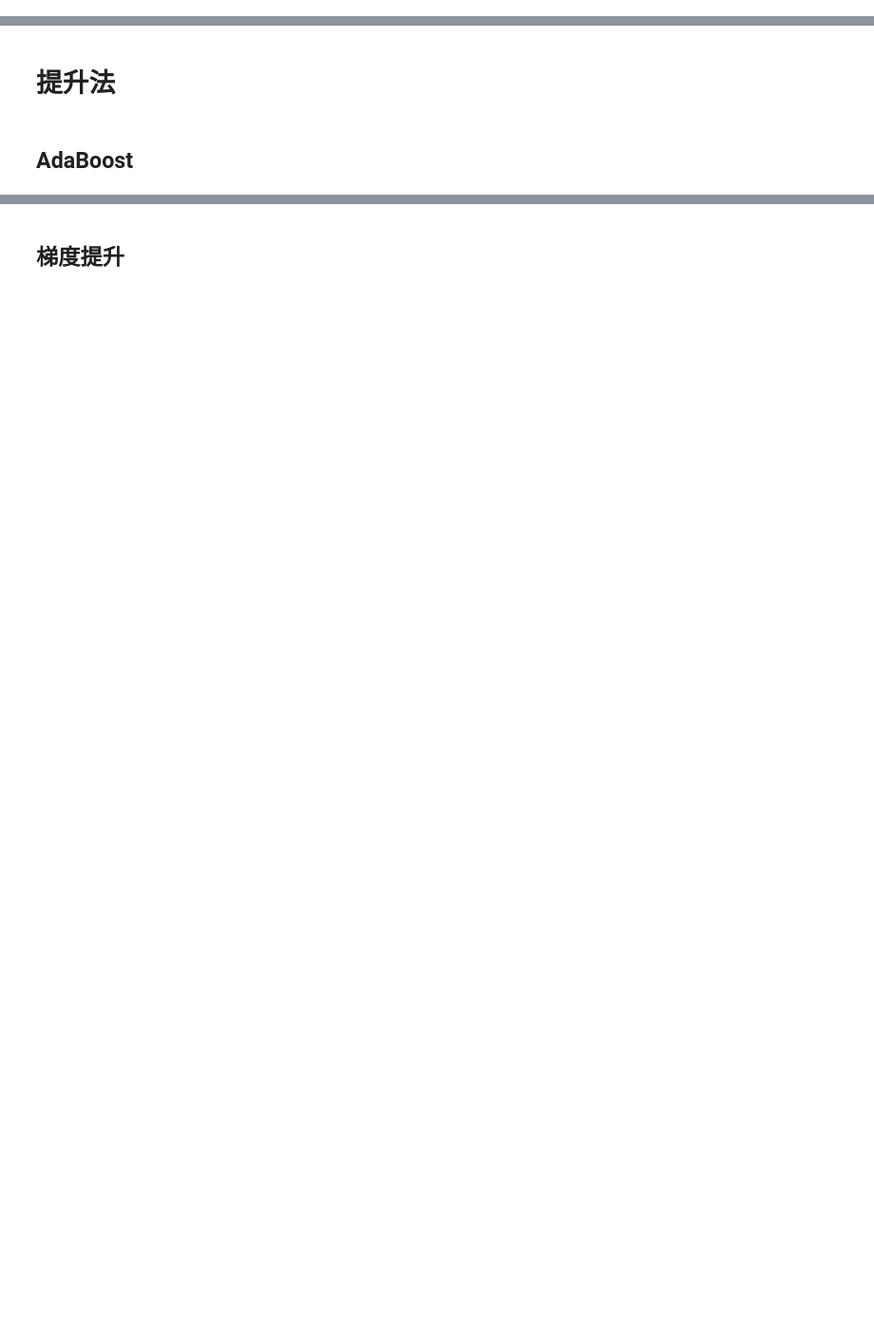
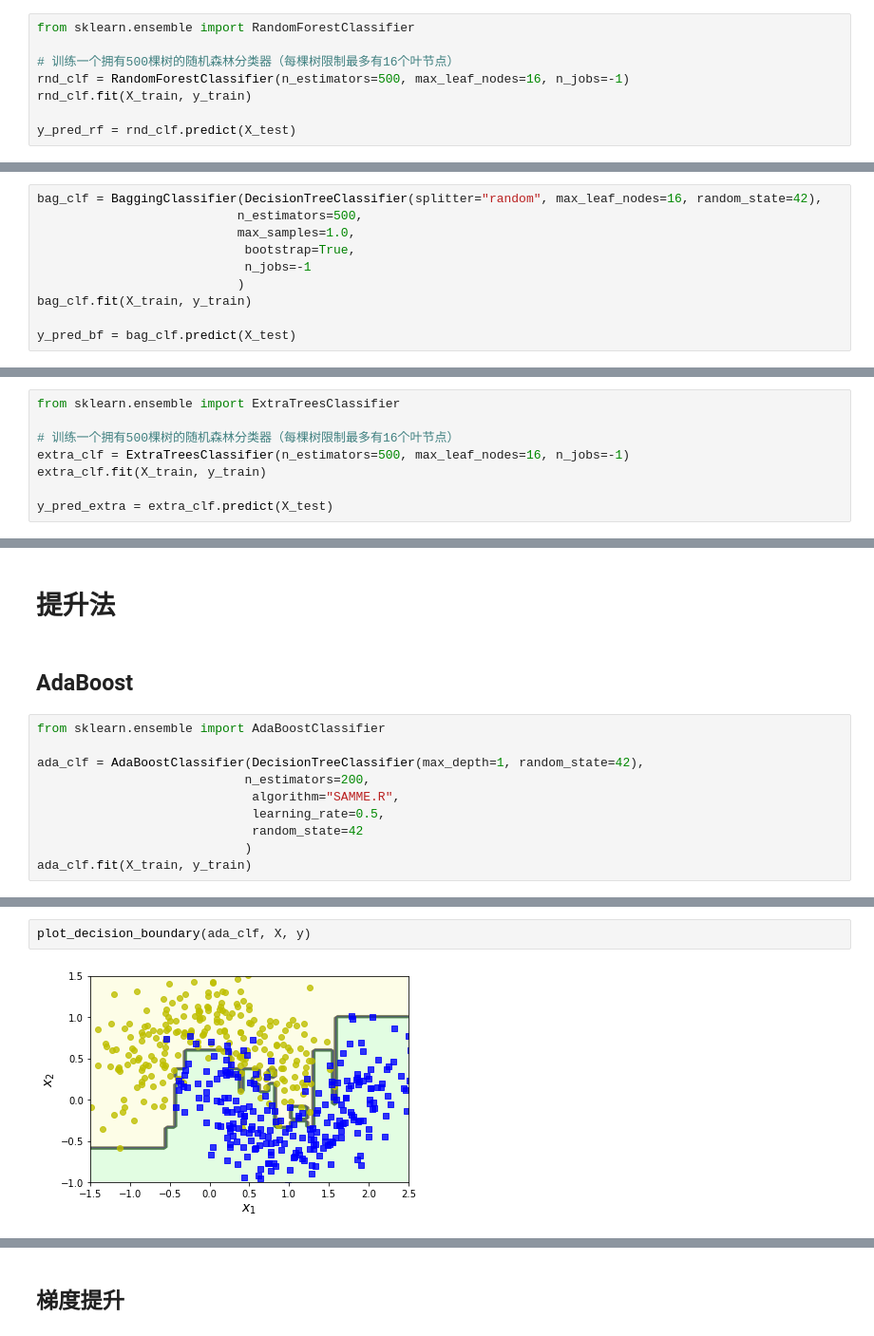
Before and after one commit to haohuan630/hands-on-machine-learning, a Jupyter notebook: 07_ensemble_learning_and_random_forests.ipynb, the cells around one changed output, grey strips where cells are left out. Shown at 95% size. Saved outputs shown, nothing was run; the diff lists cells and outputs as text; blank space fills up the shorter version.

```diff
--- a/07_ensemble_learning_and_random_forests.ipynb
+++ b/07_ensemble_learning_and_random_forests.ipynb
@@ -12,3 +233,11 @@
 # Random Patches 和随机子空间
 # %% [markdown]
 # 随机森林
+# %%
+from sklearn.ensemble import RandomForestClassifier
+
+# 训练一个拥有500棵树的随机森林分类器（每棵树限制最多有16个叶节点）
+rnd_clf = RandomForestClassifier(n_estimators=500, max_leaf_nodes=16, n_jobs=-1)
+rnd_clf.fit(X_train, y_train)
+
+y_pred_rf = rnd_clf.predict(X_test)
@@ -14,0 +248,10 @@
+# %%
+bag_clf = BaggingClassifier(DecisionTreeClassifier(splitter="random", max_leaf_nodes=16, random_state=42),
+                           n_estimators=500,
+                           max_samples=1.0,
+                            bootstrap=True,
+                            n_jobs=-1
+                           )
+bag_clf.fit(X_train, y_train)
+
+y_pred_bf = bag_clf.predict(X_test)
@@ -15,2 +267,10 @@
 # %% [markdown]
 ## 极端随机数
+# %%
+from sklearn.ensemble import ExtraTreesClassifier
+
+# 训练一个拥有500棵树的随机森林分类器（每棵树限制最多有16个叶节点）
+extra_clf = ExtraTreesClassifier(n_estimators=500, max_leaf_nodes=16, n_jobs=-1)
+extra_clf.fit(X_train, y_train)
+
+y_pred_extra = extra_clf.predict(X_test)
@@ -20,3 +330,13 @@
 # 提升法
 # %% [markdown]
 ## AdaBoost
+# %%
+from sklearn.ensemble import AdaBoostClassifier
+
+ada_clf = AdaBoostClassifier(DecisionTreeClassifier(max_depth=1, random_state=42),
+                            n_estimators=200,
+                             algorithm="SAMME.R",
+                             learning_rate=0.5,
+                             random_state=42
+                            )
+ada_clf.fit(X_train, y_train)
@@ -22,0 +353,4 @@
+# %%
+plot_decision_boundary(ada_clf, X, y)
+# %% [output]
+[figure, added]
```
Also changed, not shown: parts of 57 cells of this notebook, 1 other file.
